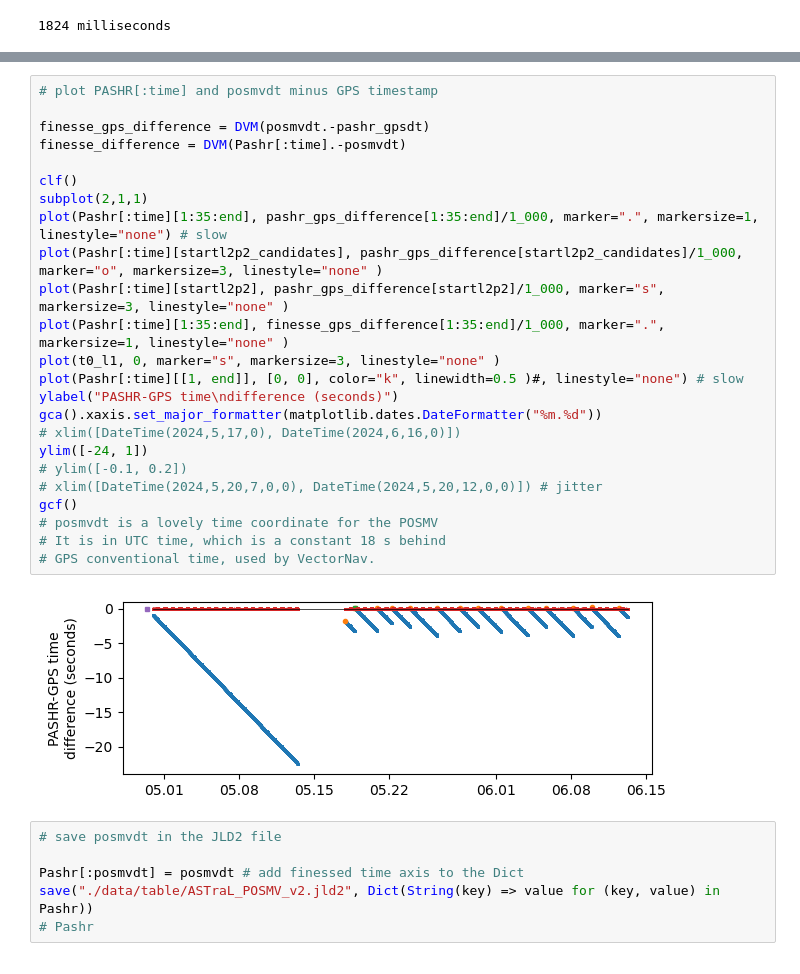
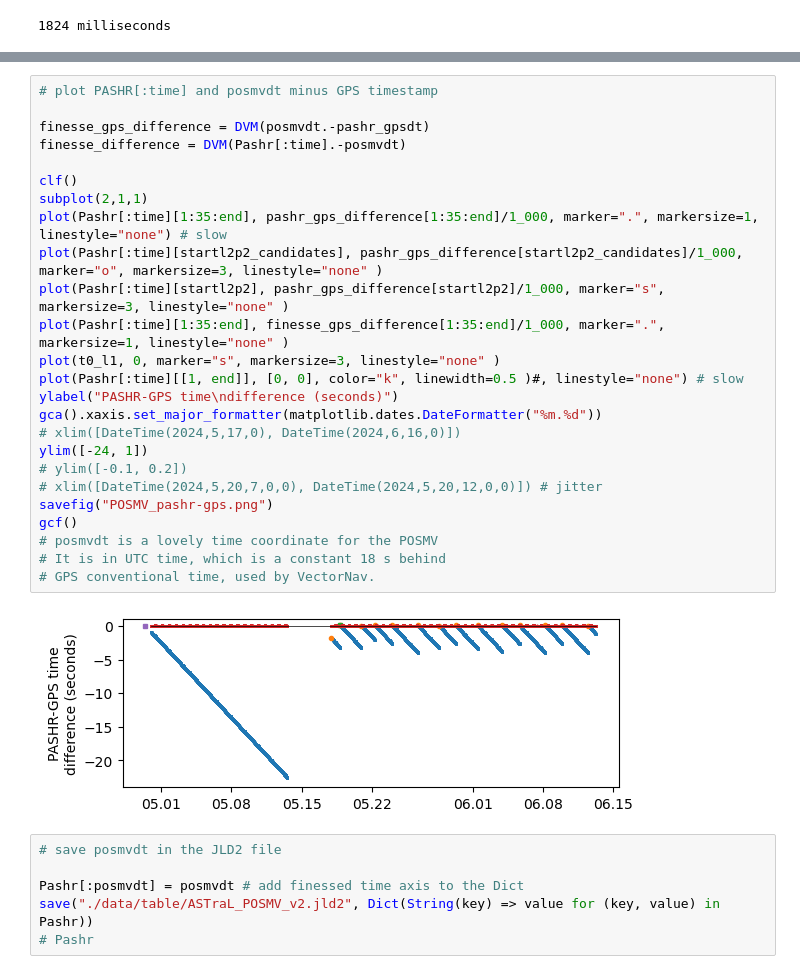
Before and after one commit to deszoeke/lidar, a Jupyter notebook: vectornav.ipynb, the cells around one changed output, grey strips where cells are left out. Saved outputs shown, nothing was run; the diff lists cells and outputs as text.

```diff
--- a/vectornav.ipynb
+++ b/vectornav.ipynb
@@ -868,29 +866,30 @@ end
 # %%
 # plot PASHR[:time] and posmvdt minus GPS timestamp
 
 finesse_gps_difference = DVM(posmvdt.-pashr_gpsdt)
 finesse_difference = DVM(Pashr[:time].-posmvdt)
 
 clf()
 subplot(2,1,1)
 plot(Pashr[:time][1:35:end], pashr_gps_difference[1:35:end]/1_000, marker=".", markersize=1, linestyle="none") # slow
 plot(Pashr[:time][startl2p2_candidates], pashr_gps_difference[startl2p2_candidates]/1_000, marker="o", markersize=3, linestyle="none" )
 plot(Pashr[:time][startl2p2], pashr_gps_difference[startl2p2]/1_000, marker="s", markersize=3, linestyle="none" )
 plot(Pashr[:time][1:35:end], finesse_gps_difference[1:35:end]/1_000, marker=".", markersize=1, linestyle="none" )
 plot(t0_l1, 0, marker="s", markersize=3, linestyle="none" )
 plot(Pashr[:time][[1, end]], [0, 0], color="k", linewidth=0.5 )#, linestyle="none") # slow
 ylabel("PASHR-GPS time\ndifference (seconds)")
 gca().xaxis.set_major_formatter(matplotlib.dates.DateFormatter("%m.%d"))
 # xlim([DateTime(2024,5,17,0), DateTime(2024,6,16,0)])
 ylim([-24, 1])
 # ylim([-0.1, 0.2])
 # xlim([DateTime(2024,5,20,7,0,0), DateTime(2024,5,20,12,0,0)]) # jitter
+savefig("POSMV_pashr-gps.png")
 gcf()
 # posmvdt is a lovely time coordinate for the POSMV
 # It is in UTC time, which is a constant 18 s behind
 # GPS conventional time, used by VectorNav.
 # %% [output]
-[figure, old version]
+[figure, new version]
 # %%
 # save posmvdt in the JLD2 file
 
```
Also changed, not shown: parts of 3 cells of this notebook, 1 other file.
